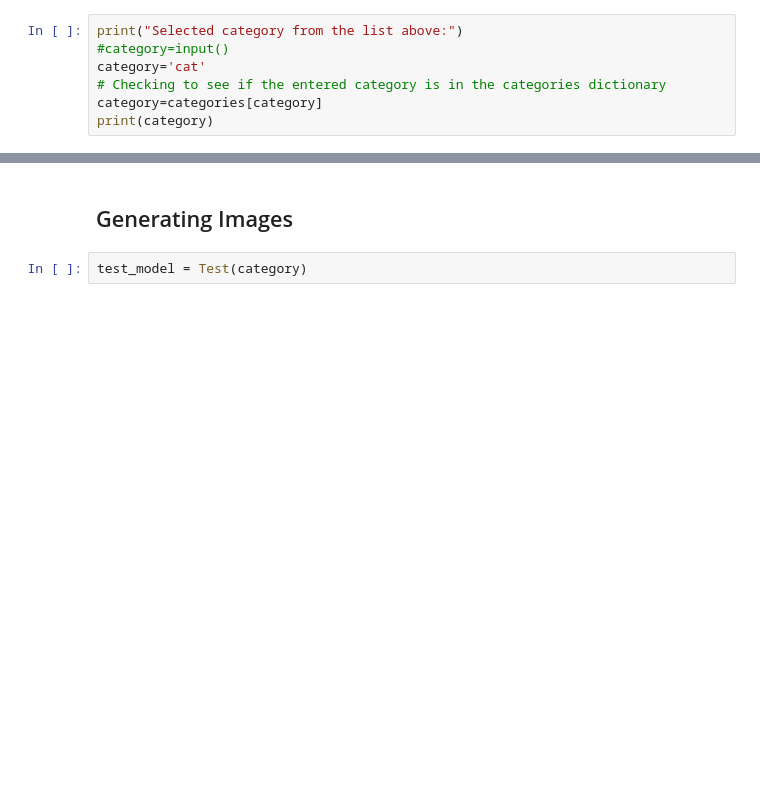
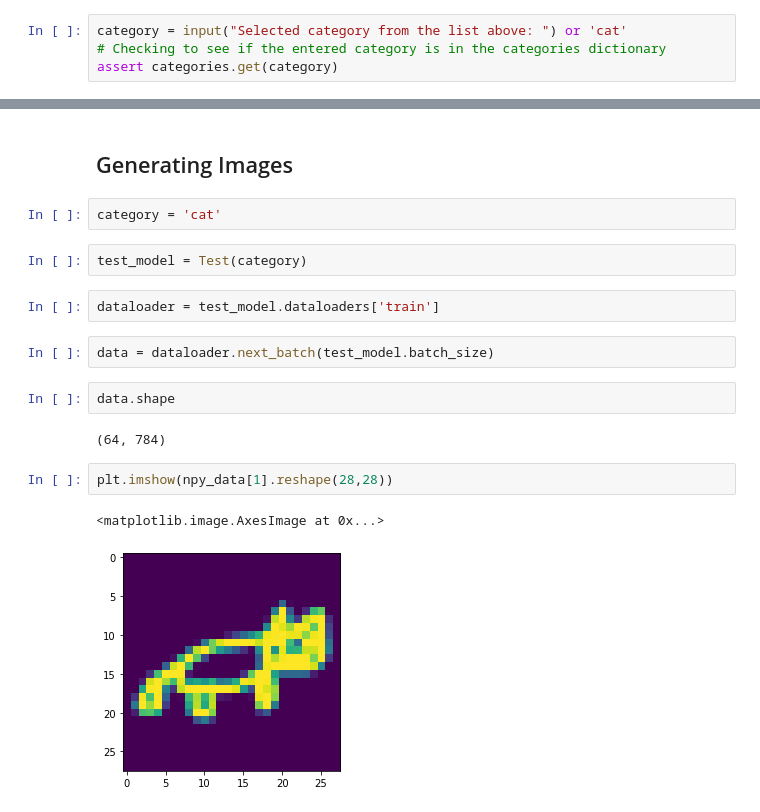
Before and after one commit to melodiCyb/sliver-maestro, a Jupyter notebook: notebooks/draw_cat.ipynb, the cells around one changed output, grey strips where cells are left out. Drawn from its saved outputs; the diff is of its cells as text; blank space fills up the shorter version.

Commit message:
add image selection to be generated
allows to select images to be generated from a npy dataset and match with raw data

```diff
--- a/notebooks/draw_cat.ipynb
+++ b/notebooks/draw_cat.ipynb
@@ -27,7 +42,4 @@ for key, value in categories.items():
 # %%
-print("Selected category from the list above:")
-#category=input()
-category='cat'
+category = input("Selected category from the list above: ") or 'cat'
 # Checking to see if the entered category is in the categories dictionary
-category=categories[category]
-print(category)
+assert categories.get(category)
@@ -98,6 +134,21 @@ print("training...")
 model.start(phase='train')
 # %% [markdown]
 ## Generating Images
+# %%
+category = 'cat'
 # %%
 test_model = Test(category)
+# %%
+dataloader = test_model.dataloaders['train']
+# %%
+data = dataloader.next_batch(test_model.batch_size)
+# %%
+data.shape
+# %% [output]
+(64, 784)
+# %%
+plt.imshow(npy_data[1].reshape(28,28))
+# %% [output]
+<matplotlib.image.AxesImage at 0x...>
+[figure, added]
 # %%
```
Also changed, not shown: parts of 14 cells of this notebook, 3 other files.
